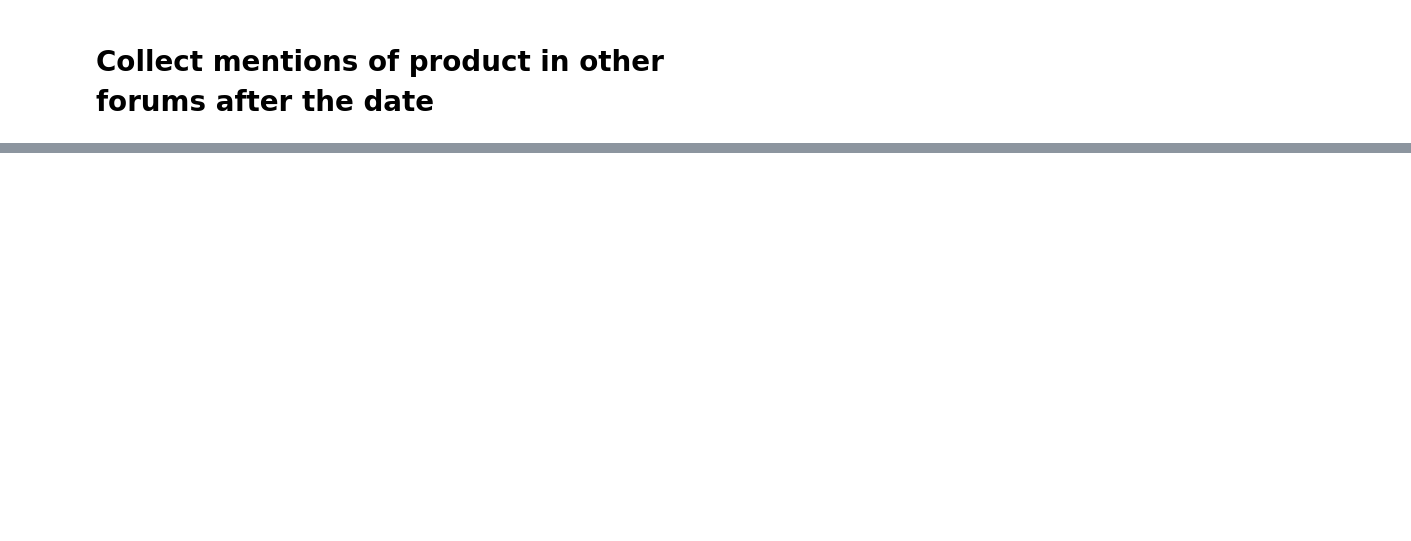
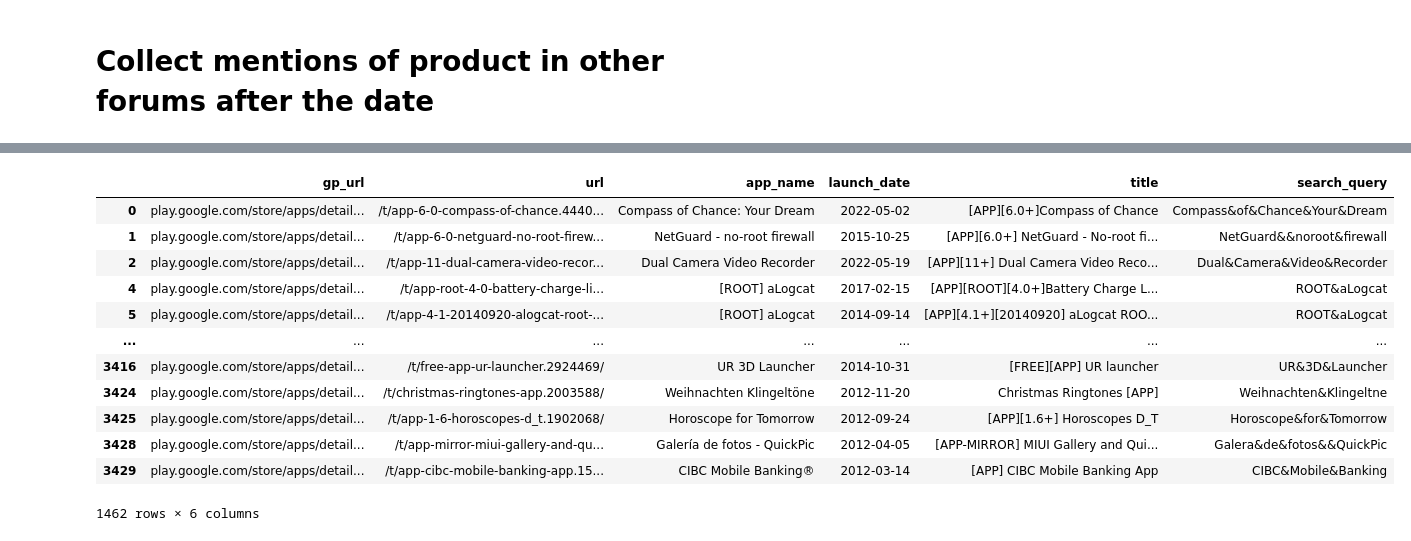
Before and after one commit to yanagerina/researchproposal, a Jupyter notebook: Scraper_N.ipynb, the cells around one changed output, grey strips where cells are left out. Cells and saved outputs as stored; diff of their text form; code cells hidden in the pictures; blank space fills up the shorter version.

```diff
--- a/Scraper_N.ipynb
+++ b/Scraper_N.ipynb
@@ -221,0 +436,4 @@ driver.quit()
+# %%
+gp_data["launch_date"] = gp_data["launch_date"].str.replace("Yesterday", "May 18, 2022")
+# %%
+gp_data["launch_date"] = gp_data["launch_date"].str.replace(",", "")
@@ -221,0 +442,20 @@ driver.quit()
+# %%
+gp_data["launch_date"] = gp_data["launch_date"].str.replace(" at .+","")
+# %%
+gp_data["launch_date"] = pd.to_datetime(gp_data["launch_date"], format = "%b %d %Y")
+# %%
+gp_data
+# %% [output]
+|  | gp_url | url | app_name | launch_date | title | search_query |
+| 0 | play.google.com/store/apps/detail... | /t/app-6-0-compass-of-chance.4440... | Compass of Chance: Your Dream | 2022-05-02 | [APP][6.0+]Compass of Chance | Compass&of&Chance&Your&Dream |
+| 1 | play.google.com/store/apps/detail... | /t/app-6-0-netguard-no-root-firew... | NetGuard - no-root firewall | 2015-10-25 | [APP][6.0+] NetGuard - No-root fi... | NetGuard&&noroot&firewall |
+| 2 | play.google.com/store/apps/detail... | /t/app-11-dual-camera-video-recor... | Dual Camera Video Recorder | 2022-05-19 | [APP][11+] Dual Camera Video Reco... | Dual&Camera&Video&Recorder |
+| 4 | play.google.com/store/apps/detail... | /t/app-root-4-0-battery-charge-li... | [ROOT] aLogcat | 2017-02-15 | [APP][ROOT][4.0+]Battery Charge L... | ROOT&aLogcat |
+| 5 | play.google.com/store/apps/detail... | /t/app-4-1-20140920-alogcat-root-... | [ROOT] aLogcat | 2014-09-14 | [APP][4.1+][20140920] aLogcat ROO... | ROOT&aLogcat |
+| ... | ... | ... | ... | ... | ... | ... |
+| 3416 | play.google.com/store/apps/detail... | /t/free-app-ur-launcher.2924469/ | UR 3D Launcher | 2014-10-31 | [FREE][APP] UR launcher | UR&3D&Launcher |
+| 3424 | play.google.com/store/apps/detail... | /t/christmas-ringtones-app.2003588/ | Weihnachten Klingeltöne | 2012-11-20 | Christmas Ringtones [APP] | Weihnachten&Klingeltne |
+| 3425 | play.google.com/store/apps/detail... | /t/app-1-6-horoscopes-d_t.1902068/ | Horoscope for Tomorrow | 2012-09-24 | [APP][1.6+] Horoscopes D_T | Horoscope&for&Tomorrow |
+| 3428 | play.google.com/store/apps/detail... | /t/app-mirror-miui-gallery-and-qu... | Galería de fotos - QuickPic | 2012-04-05 | [APP-MIRROR] MIUI Gallery and Qui... | Galera&de&fotos&&QuickPic |
+| 3429 | play.google.com/store/apps/detail... | /t/app-cibc-mobile-banking-app.15... | CIBC Mobile Banking® | 2012-03-14 | [APP] CIBC Mobile Banking App | CIBC&Mobile&Banking |
+1462 rows × 6 columns
```
Also changed, not shown: parts of 66 cells of this notebook, 15 other files.
